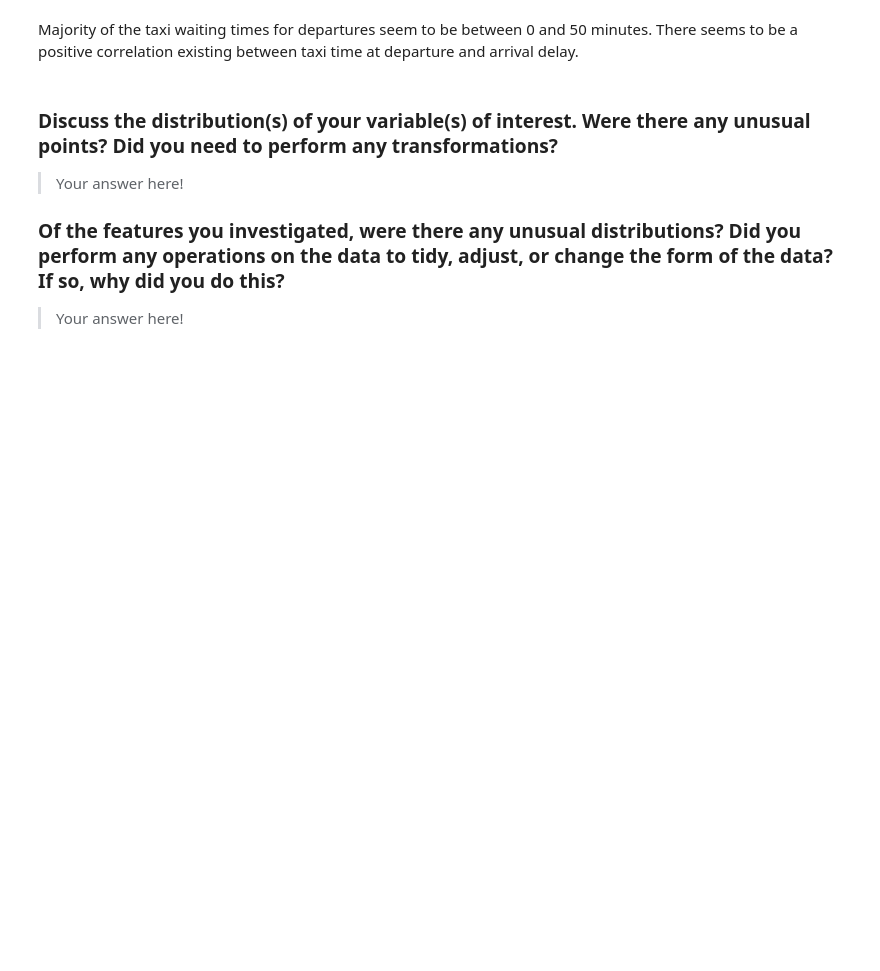
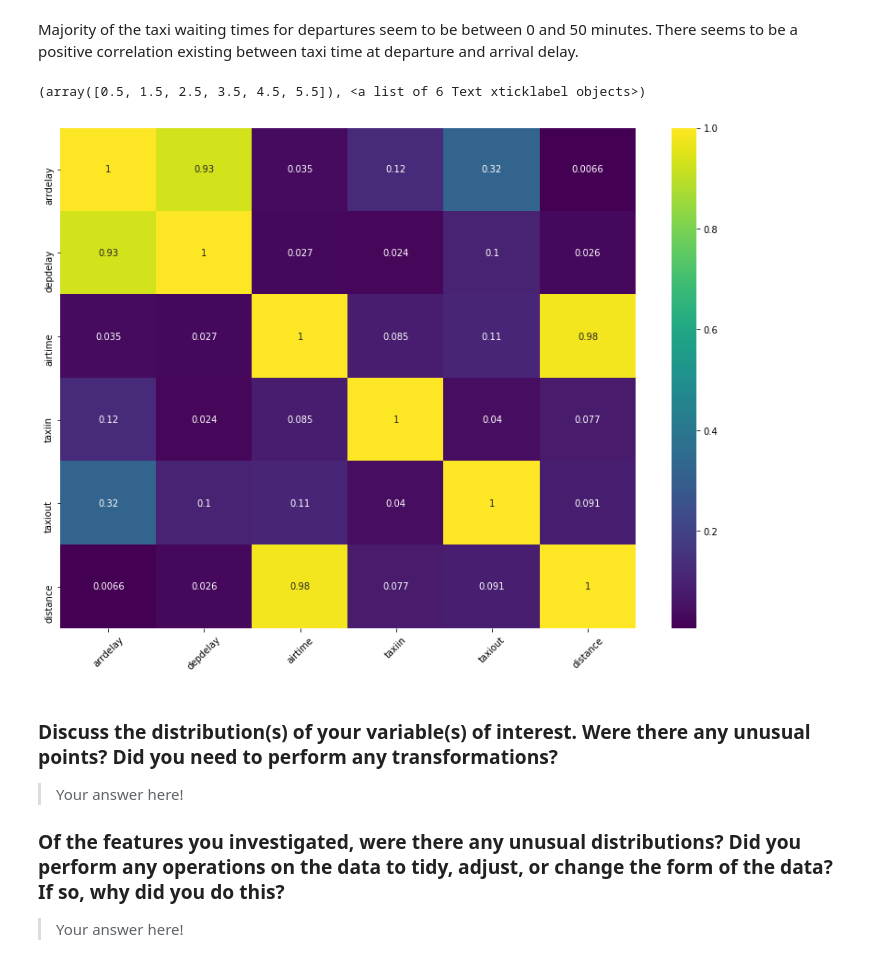
Before and after one commit to command7/exploratory_data_analysis, a Jupyter notebook: Analysis.ipynb, the cells around one changed output. Saved outputs shown, nothing was run; the diff lists cells and outputs as text; code cells hidden in the pictures; blank space fills up the shorter version.

Commit message:
Visualization: Scatter matrix for numeric variables

```diff
--- a/Analysis.ipynb
+++ b/Analysis.ipynb
@@ -425,6 +425,14 @@ plot_feature(flights_data, "taxiout")
 # %% [markdown]
 Majority of the taxi waiting times for departures seem to be between 0 and 50 minutes.
 There seems to be a positive correlation existing between taxi time at departure and arrival delay.
+# %%
+plt.figure(figsize=(14,10))
+scatter_matrix_atts = ["arrdelay", "depdelay", "airtime", "taxiin", "taxiout", "distance"]
+sns.heatmap(flights_data[scatter_matrix_atts].corr(), cmap="viridis", annot=True)
+plt.xticks(rotation=45)
+# %% [output]
+(array([0.5, 1.5, 2.5, 3.5, 4.5, 5.5]), <a list of 6 Text xticklabel objects>)
+[figure, added]
 # %% [markdown]
 ### Discuss the distribution(s) of your variable(s) of interest. Were there any unusual points? Did you need to perform any transformations?
 
```
